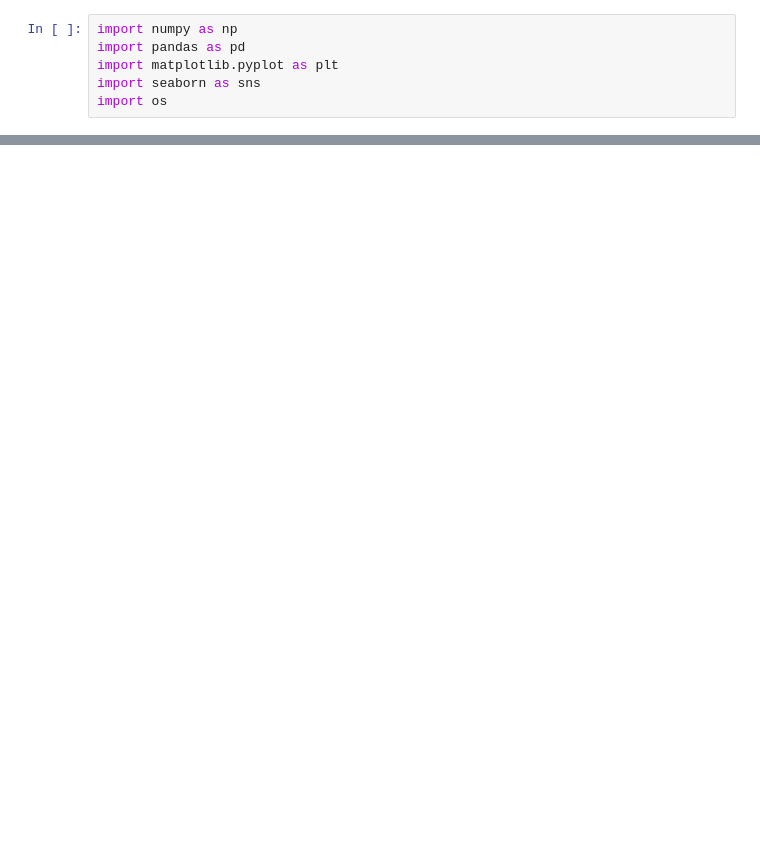
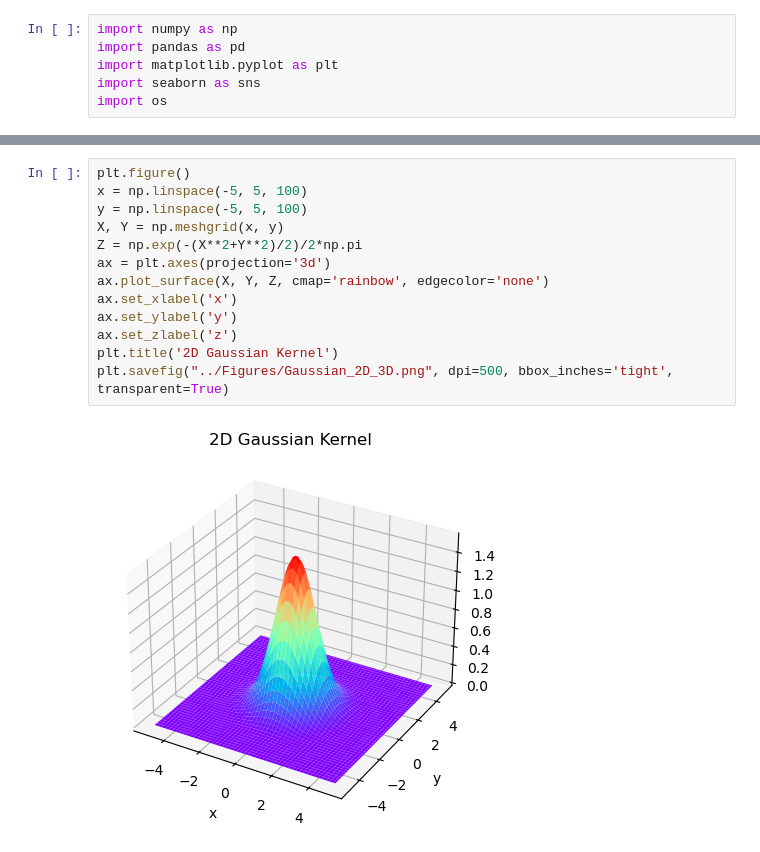
Before and after one commit to 9r0x/cuda-shift, a Jupyter notebook: python/analysis.ipynb, the cells around one changed output, grey strips where cells are left out. Drawn from its saved outputs; the diff is of its cells as text; blank space fills up the shorter version.

```diff
--- a/python/analysis.ipynb
+++ b/python/analysis.ipynb
@@ -44,0 +70,15 @@ plt.savefig("plot2.png", dpi=500)
+# %%
+plt.figure()
+x = np.linspace(-5, 5, 100)
+y = np.linspace(-5, 5, 100)
+X, Y = np.meshgrid(x, y)
+Z = np.exp(-(X**2+Y**2)/2)/2*np.pi
+ax = plt.axes(projection='3d')
+ax.plot_surface(X, Y, Z, cmap='rainbow', edgecolor='none')
+ax.set_xlabel('x')
+ax.set_ylabel('y')
+ax.set_zlabel('z')
+plt.title('2D Gaussian Kernel')
+plt.savefig("../Figures/Gaussian_2D_3D.png", dpi=500, bbox_inches='tight', transparent=True)
+# %% [output]
+[figure, added]
```
Also changed, not shown: parts of 6 cells of this notebook, 16 other files.
